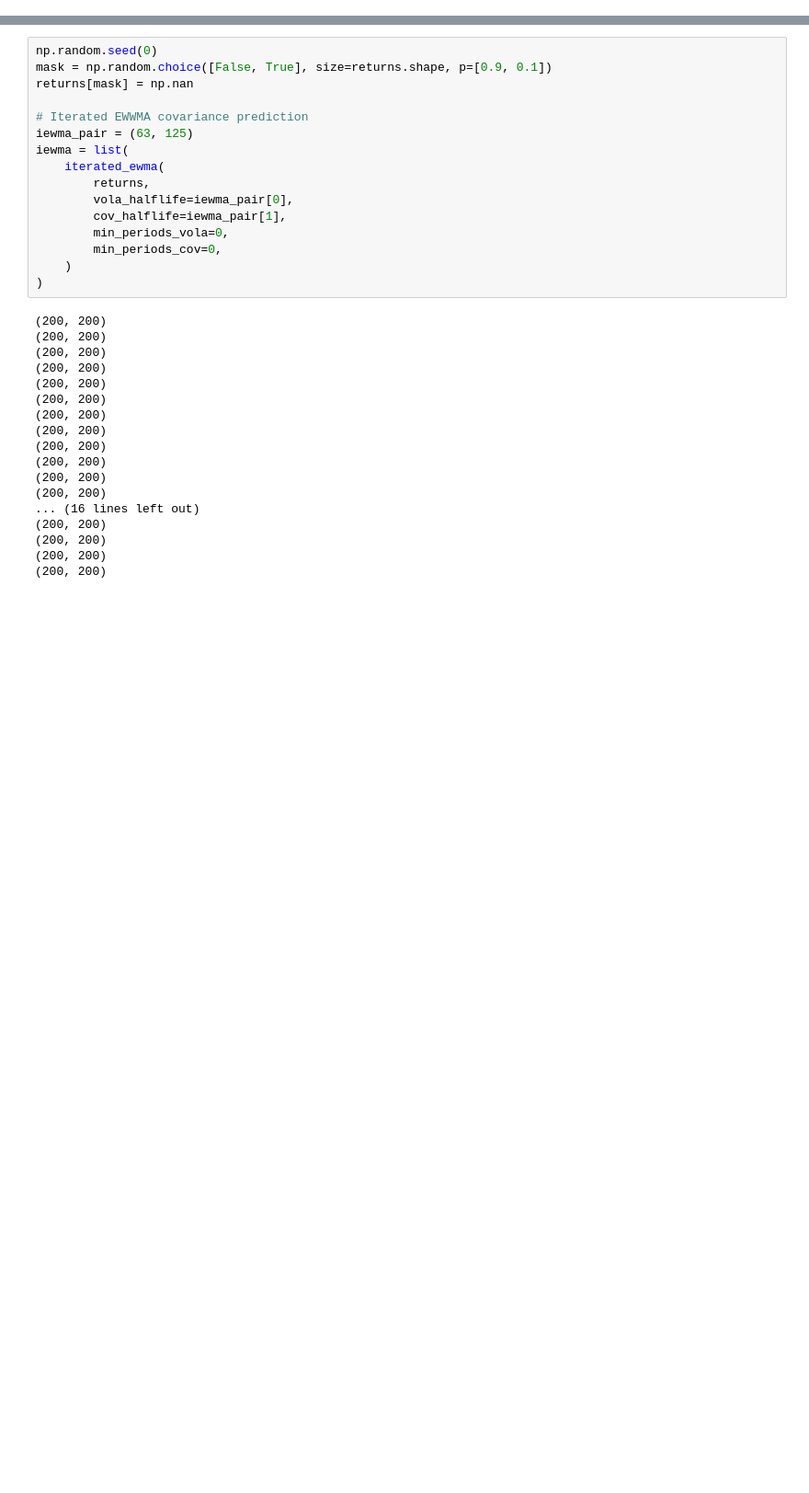
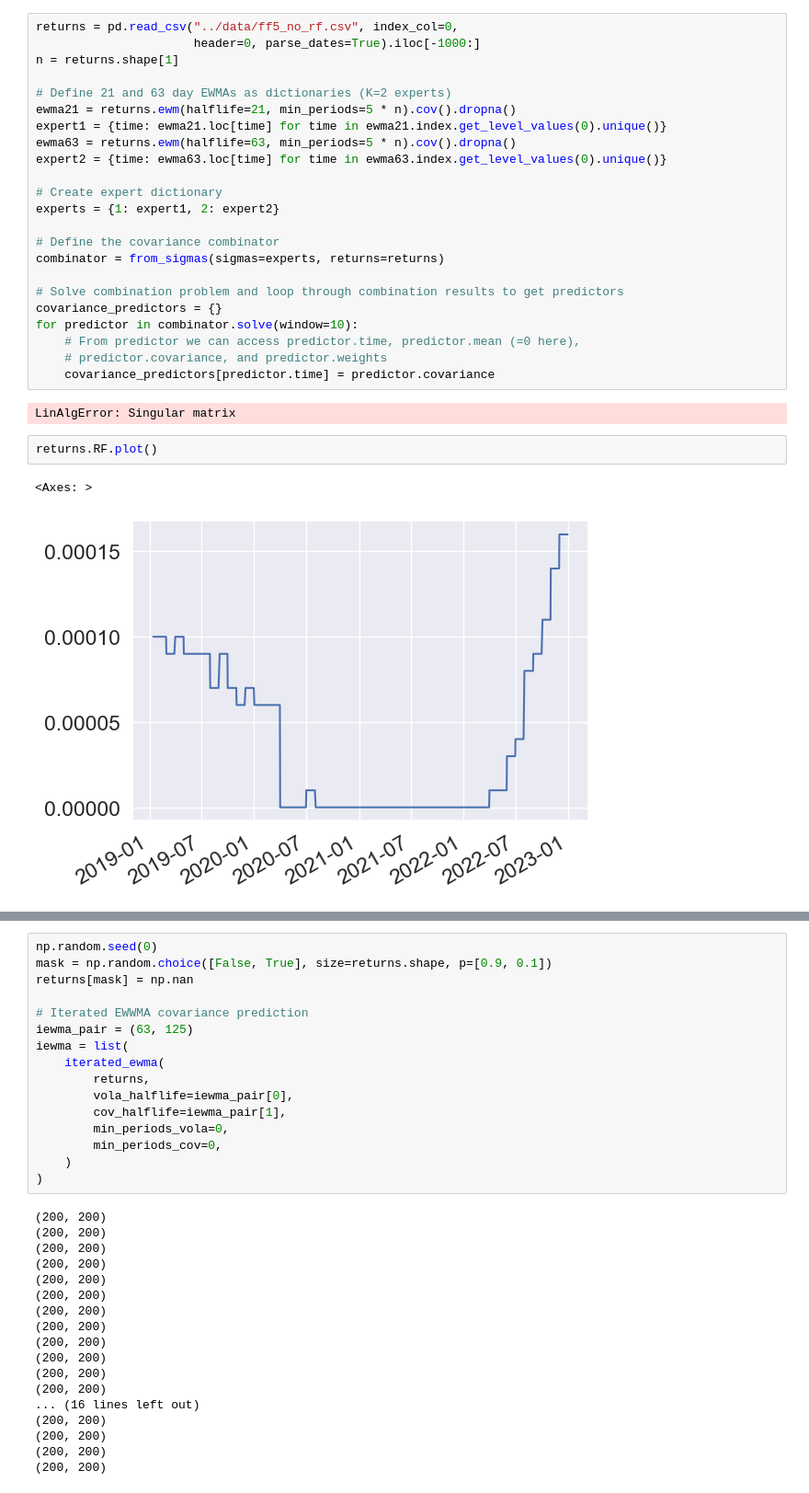
Before and after one commit to cvxgrp/cov_pred_finance, a Jupyter notebook: experiments/extensions/playground.ipynb, the cells around one changed output, grey strips where cells are left out. Shown at 92% size. Cells and saved outputs as stored; diff of their text form; blank space fills up the shorter version.

```diff
--- a/experiments/extensions/playground.ipynb
+++ b/experiments/extensions/playground.ipynb
@@ -46,0 +35,30 @@ covs[-100][1]
+# %%
+returns = pd.read_csv("../data/ff5_no_rf.csv", index_col=0,
+                      header=0, parse_dates=True).iloc[-1000:]
+n = returns.shape[1]
+
+# Define 21 and 63 day EWMAs as dictionaries (K=2 experts)
+ewma21 = returns.ewm(halflife=21, min_periods=5 * n).cov().dropna()
+expert1 = {time: ewma21.loc[time] for time in ewma21.index.get_level_values(0).unique()}
+ewma63 = returns.ewm(halflife=63, min_periods=5 * n).cov().dropna()
+expert2 = {time: ewma63.loc[time] for time in ewma63.index.get_level_values(0).unique()}
+
+# Create expert dictionary
+experts = {1: expert1, 2: expert2}
+
+# Define the covariance combinator
+combinator = from_sigmas(sigmas=experts, returns=returns)
+
+# Solve combination problem and loop through combination results to get predictors
+covariance_predictors = {}
+for predictor in combinator.solve(window=10):
+    # From predictor we can access predictor.time, predictor.mean (=0 here),
+    # predictor.covariance, and predictor.weights
+    covariance_predictors[predictor.time] = predictor.covariance
+# %% [output]
+LinAlgError: Singular matrix
+# %%
+returns.RF.plot()
+# %% [output]
+<Axes: >
+[figure, added]
```
Also changed, not shown: parts of 10 cells of this notebook, 1 other file.
